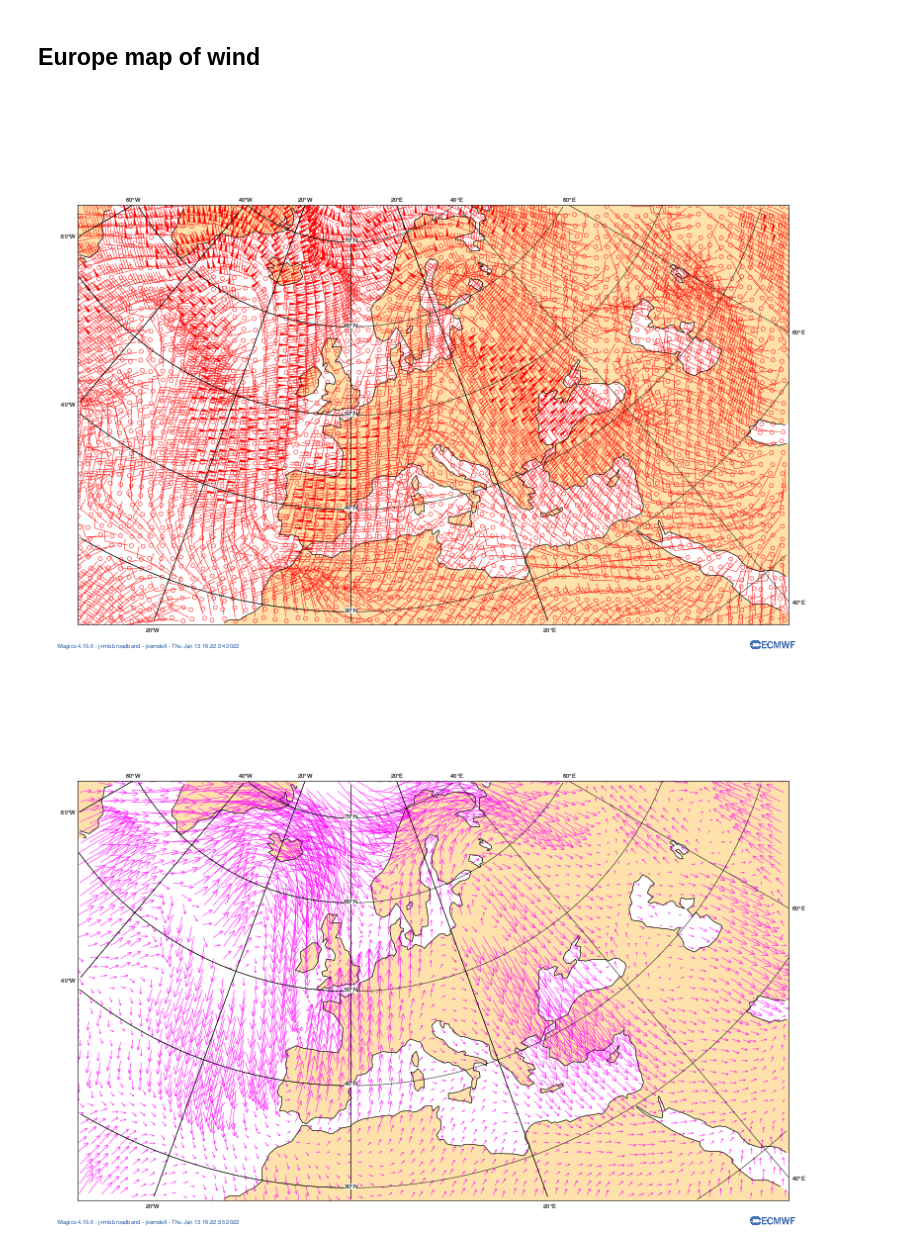
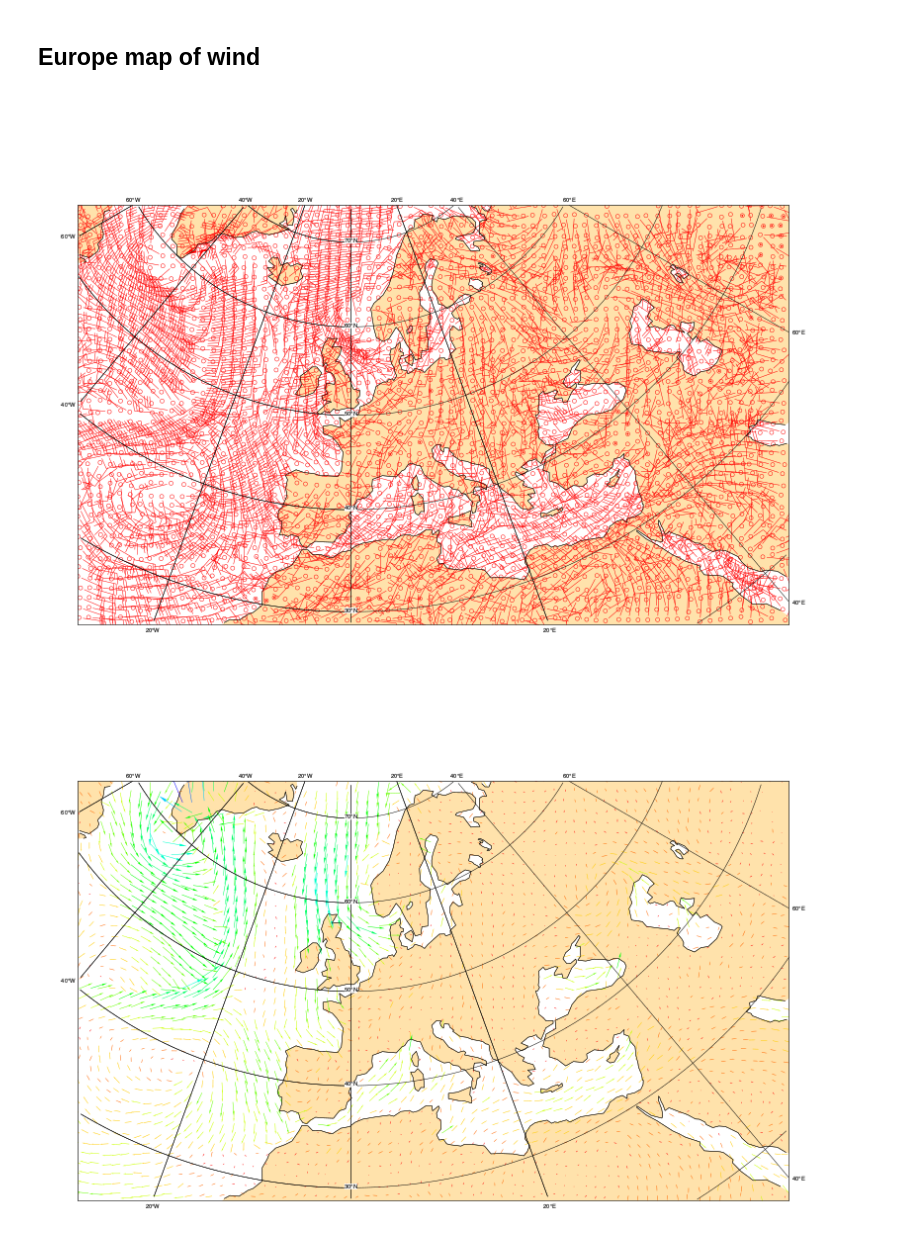
Before and after one commit to ecmwf/magpye, a Jupyter notebook: notebooks/wind.ipynb, the cells around one changed output. Saved outputs shown, nothing was run; the diff lists cells and outputs as text; code cells hidden in the pictures.

Commit message:
Better handling of u,v wind input

```diff
--- a/notebooks/wind.ipynb
+++ b/notebooks/wind.ipynb
@@ -1,20 +1,23 @@
 # %%
 from ecmwf.geomaps import GeoMap
+import ecmwf.data as ecdata
 
 UV_RH = "../tests/data/uv_rh.grib"
+
+fs = ecdata.read(UV_RH)
+u = fs.select(shortName="u", level=1000)
+v = fs.select(shortName="v", level=1000)
 # %% [markdown]
 ## Europe map of wind
 # %%
 geomap = GeoMap(area_name="europe", preset="background-foreground")
-geomap.wind(UV_RH, wind_style="flags", colour="red", density=2)
+geomap.arrows(u=u, v=v, wind_style="flags", colour="red", density=2)
 geomap.show()
 # %% [output]
-[figure, old version]
+[figure, new version]
 # %%
 geomap = GeoMap(area_name="europe", preset="background-foreground")
-geomap.wind(
-    UV_RH, wind_style="arrows", arrow_head="angle-45", colour="purple", density=2
-)
+geomap.arrows(u=u, v=v, shaded=True, wind_style="arrows", arrow_head="triangle-15")
 geomap.show()
 # %% [output]
-[figure, old version]
+[figure, new version]
```
Also changed, not shown: parts of 1 cell of this notebook, 5 other files.
